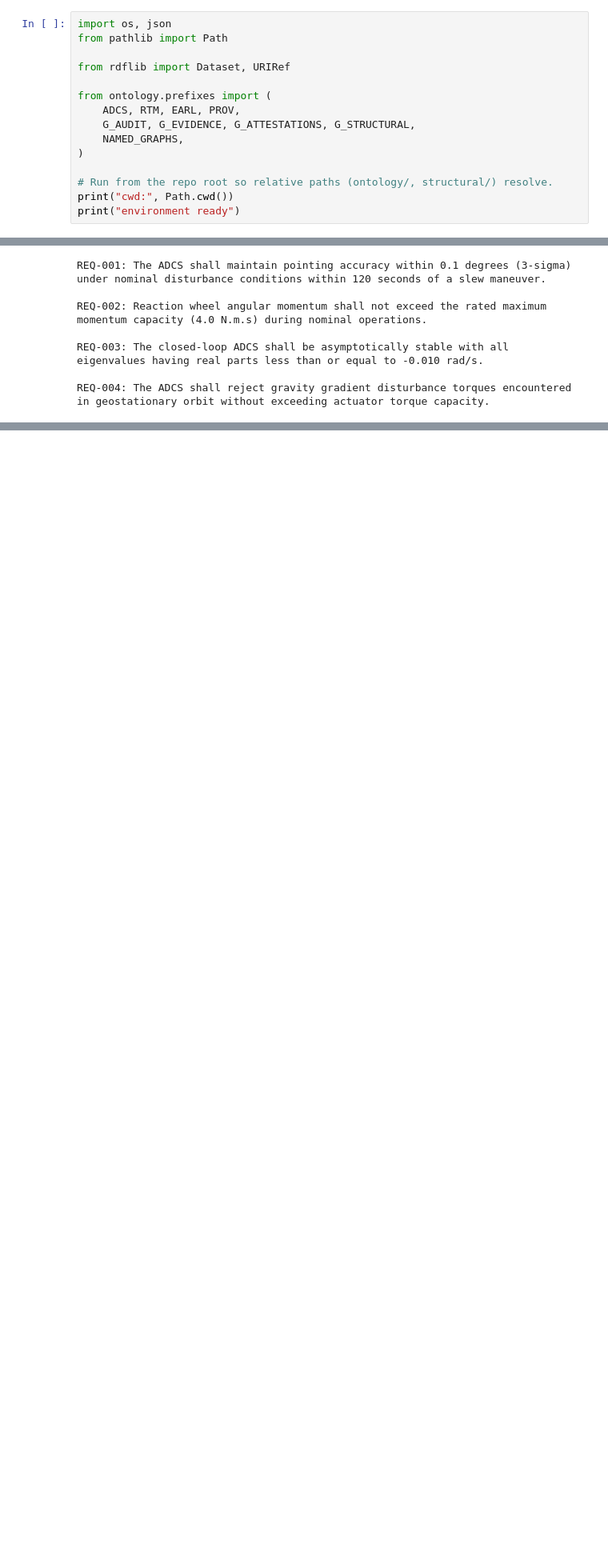
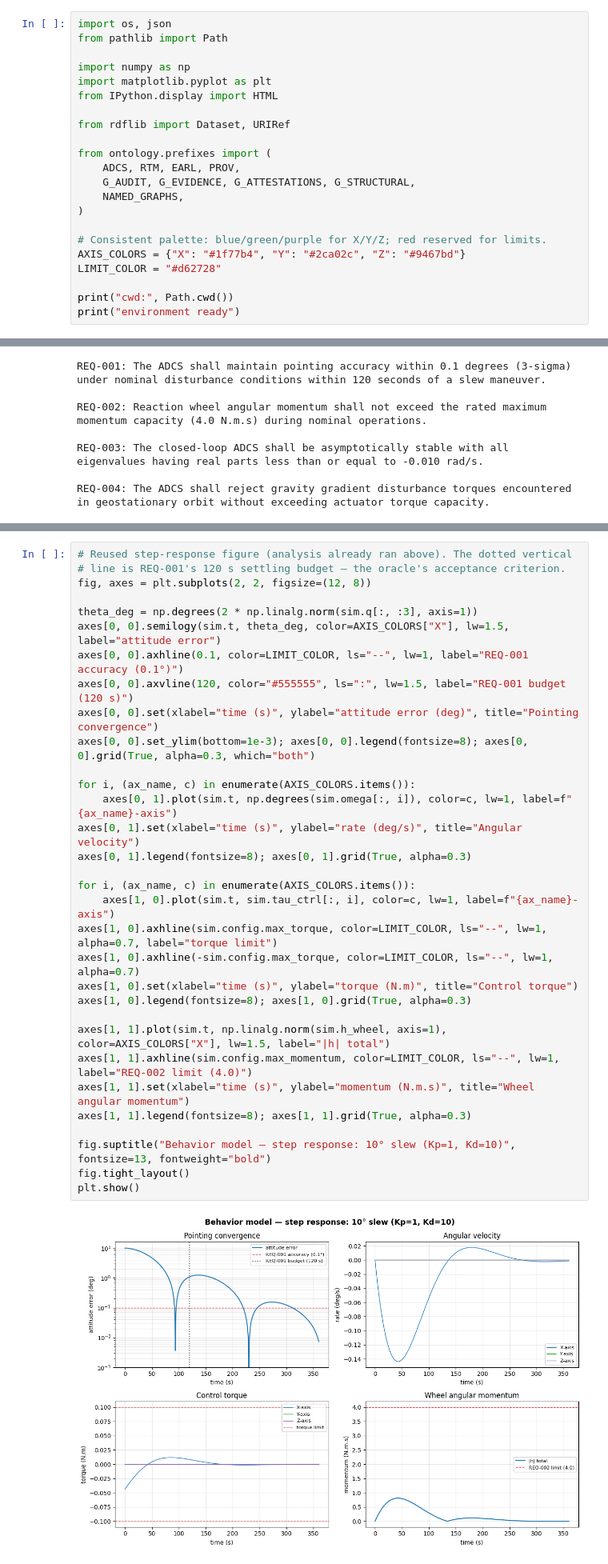
Before and after one commit to DynamicalSystemsGroup/ADCS-lifecycle-demo, a Jupyter notebook: jaxa_notebook.ipynb, the cells around one changed output, grey strips where cells are left out. Shown at 80% size. Saved outputs shown, nothing was run; the diff lists cells and outputs as text; blank space fills up the shorter version.

```diff
--- a/jaxa_notebook.ipynb
+++ b/jaxa_notebook.ipynb
@@ -23,6 +24,10 @@ This notebook is the live walkthrough. Every cell shows exactly what runs.
 # %%
 import os, json
 from pathlib import Path
+
+import numpy as np
+import matplotlib.pyplot as plt
+from IPython.display import HTML
 
 from rdflib import Dataset, URIRef
 
@@ -32,7 +37,10 @@ from ontology.prefixes import (
     NAMED_GRAPHS,
 )
 
-# Run from the repo root so relative paths (ontology/, structural/) resolve.
+# Consistent palette: blue/green/purple for X/Y/Z; red reserved for limits.
+AXIS_COLORS = {"X": "#1f77b4", "Y": "#2ca02c", "Z": "#9467bd"}
+LIMIT_COLOR = "#d62728"
+
 print("cwd:", Path.cwd())
 print("environment ready")
 # %% [output]
@@ -173 +169,35 @@ Behavior-model output (scipy):
+# %%
+# Reused step-response figure (analysis already ran above). The dotted vertical
+# line is REQ-001's 120 s settling budget — the oracle's acceptance criterion.
+fig, axes = plt.subplots(2, 2, figsize=(12, 8))
+
+theta_deg = np.degrees(2 * np.linalg.norm(sim.q[:, :3], axis=1))
+axes[0, 0].semilogy(sim.t, theta_deg, color=AXIS_COLORS["X"], lw=1.5, label="attitude error")
+axes[0, 0].axhline(0.1, color=LIMIT_COLOR, ls="--", lw=1, label="REQ-001 accuracy (0.1°)")
+axes[0, 0].axvline(120, color="#555555", ls=":", lw=1.5, label="REQ-001 budget (120 s)")
+axes[0, 0].set(xlabel="time (s)", ylabel="attitude error (deg)", title="Pointing convergence")
+axes[0, 0].set_ylim(bottom=1e-3); axes[0, 0].legend(fontsize=8); axes[0, 0].grid(True, alpha=0.3, which="both")
+
+for i, (ax_name, c) in enumerate(AXIS_COLORS.items()):
+    axes[0, 1].plot(sim.t, np.degrees(sim.omega[:, i]), color=c, lw=1, label=f"{ax_name}-axis")
+axes[0, 1].set(xlabel="time (s)", ylabel="rate (deg/s)", title="Angular velocity")
+axes[0, 1].legend(fontsize=8); axes[0, 1].grid(True, alpha=0.3)
+
+for i, (ax_name, c) in enumerate(AXIS_COLORS.items()):
+    axes[1, 0].plot(sim.t, sim.tau_ctrl[:, i], color=c, lw=1, label=f"{ax_name}-axis")
+axes[1, 0].axhline(sim.config.max_torque, color=LIMIT_COLOR, ls="--", lw=1, alpha=0.7, label="torque limit")
+axes[1, 0].axhline(-sim.config.max_torque, color=LIMIT_COLOR, ls="--", lw=1, alpha=0.7)
+axes[1, 0].set(xlabel="time (s)", ylabel="torque (N.m)", title="Control torque")
+axes[1, 0].legend(fontsize=8); axes[1, 0].grid(True, alpha=0.3)
+
+axes[1, 1].plot(sim.t, np.linalg.norm(sim.h_wheel, axis=1), color=AXIS_COLORS["X"], lw=1.5, label="|h| total")
+axes[1, 1].axhline(sim.config.max_momentum, color=LIMIT_COLOR, ls="--", lw=1, label="REQ-002 limit (4.0)")
+axes[1, 1].set(xlabel="time (s)", ylabel="momentum (N.m.s)", title="Wheel angular momentum")
+axes[1, 1].legend(fontsize=8); axes[1, 1].grid(True, alpha=0.3)
+
+fig.suptitle("Behavior model — step response: 10° slew (Kp=1, Kd=10)", fontsize=13, fontweight="bold")
+fig.tight_layout()
+plt.show()
+# %% [output]
+[figure, added]
 # %%
```
Also changed, not shown: parts of 22 cells of this notebook.
